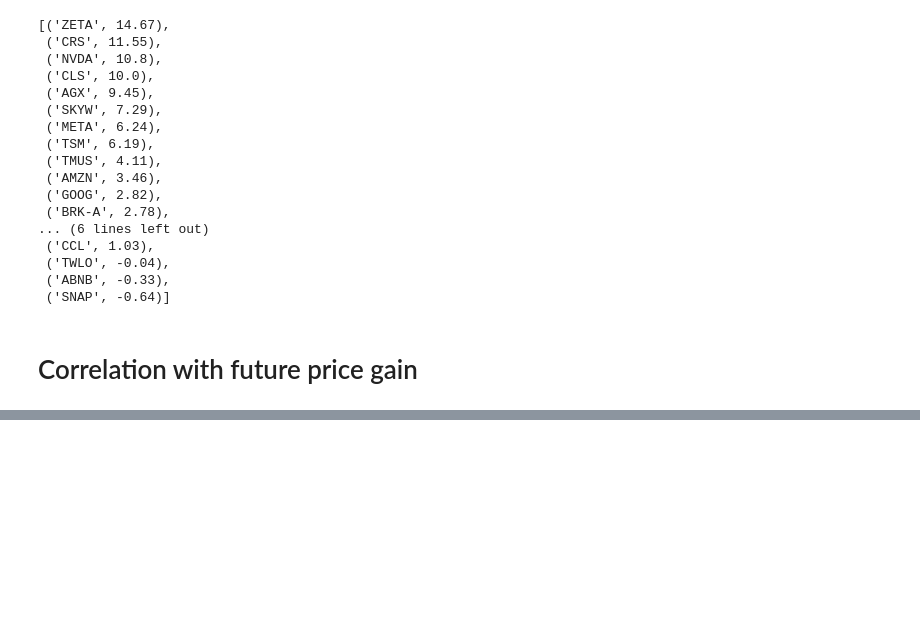
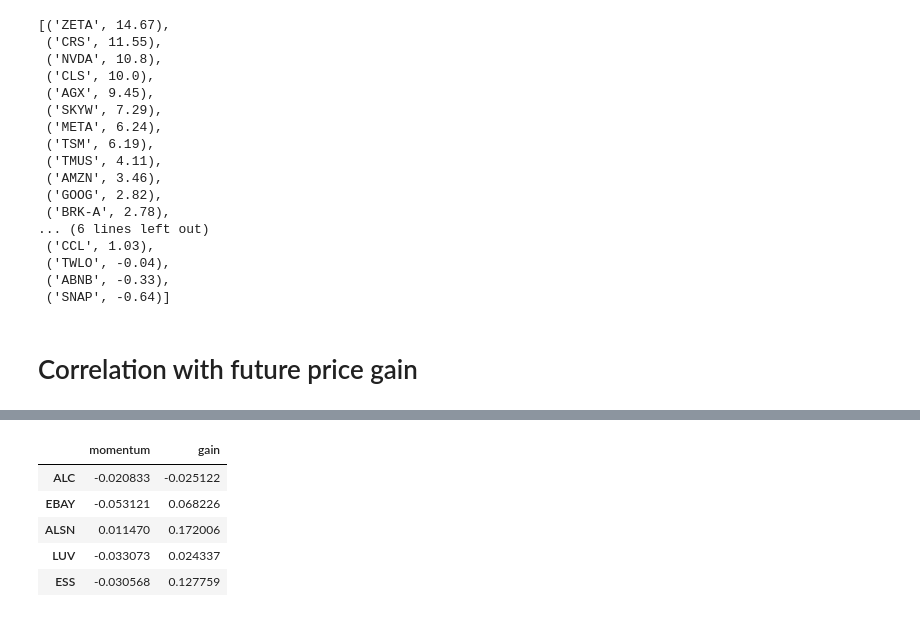
Before and after one commit to luanjunyi/finance, a Jupyter notebook: research/AUC_SMA_eval.ipynb, the cells around one changed output, grey strips where cells are left out. Cells and saved outputs as stored; diff of their text form; code cells hidden in the pictures; blank space fills up the shorter version.

```diff
--- a/research/AUC_SMA_eval.ipynb
+++ b/research/AUC_SMA_eval.ipynb
@@ -74,0 +123,11 @@ p[p.symbol == 'ABNB']
+# %%
+df = f.join(p, how='left')
+df = df[(df.gain.abs() < 1) & (df.momentum > -0.11)]
+df.head()
+# %% [output]
+|  | momentum | gain |
+| ALC | -0.020833 | -0.025122 |
+| EBAY | -0.053121 | 0.068226 |
+| ALSN | 0.011470 | 0.172006 |
+| LUV | -0.033073 | 0.024337 |
+| ESS | -0.030568 | 0.127759 |
```
Also changed, not shown: parts of 8 cells of this notebook, 2 other files.
